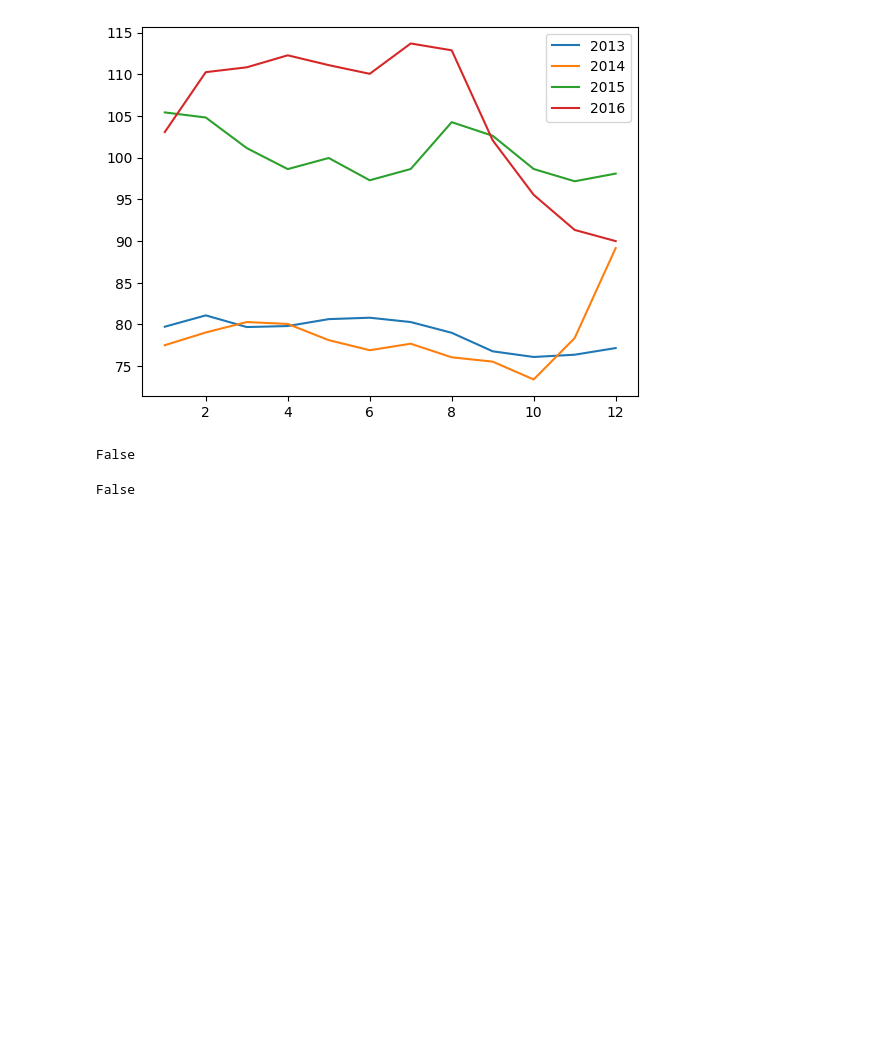
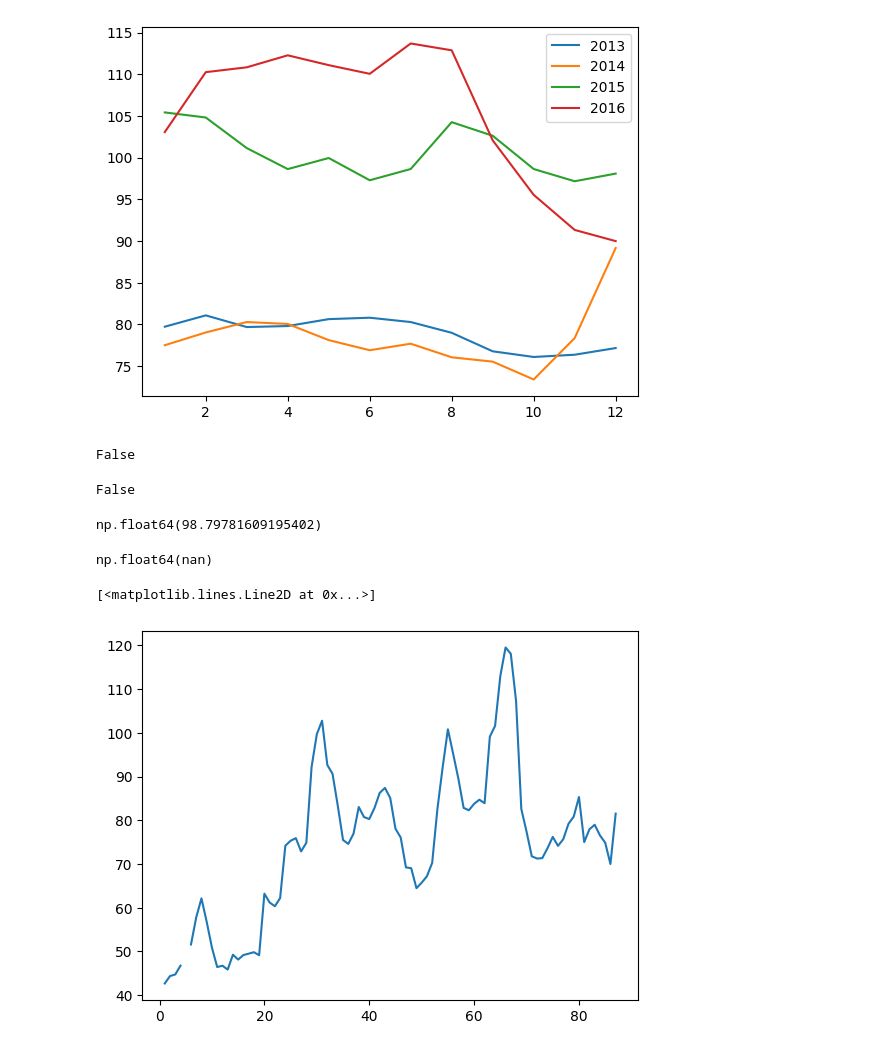
Before and after one commit to MyAppsTest/Numpy, a Jupyter notebook: Numpy.ipynb, the cells around one changed output. Cells and saved outputs as stored; diff of their text form; code cells hidden in the pictures; blank space fills up the shorter version.

```diff
--- a/Numpy.ipynb
+++ b/Numpy.ipynb
@@ -145,3 +145,16 @@ False
 np.allclose(moscu_1, moscu_2,0.1)
 # %% [output]
 False
+# %%
+np.mean(Moscu)
+# %% [output]
+np.float64(98.79781609195402)
+# %%
+np.mean(Kaliningrado)
+# %% [output]
+np.float64(nan)
+# %%
+plt.plot(fechas, Kaliningrado)
+# %% [output]
+[<matplotlib.lines.Line2D at 0x...>]
+[figure, added]
```
Also changed, not shown: parts of 6 cells of this notebook.
